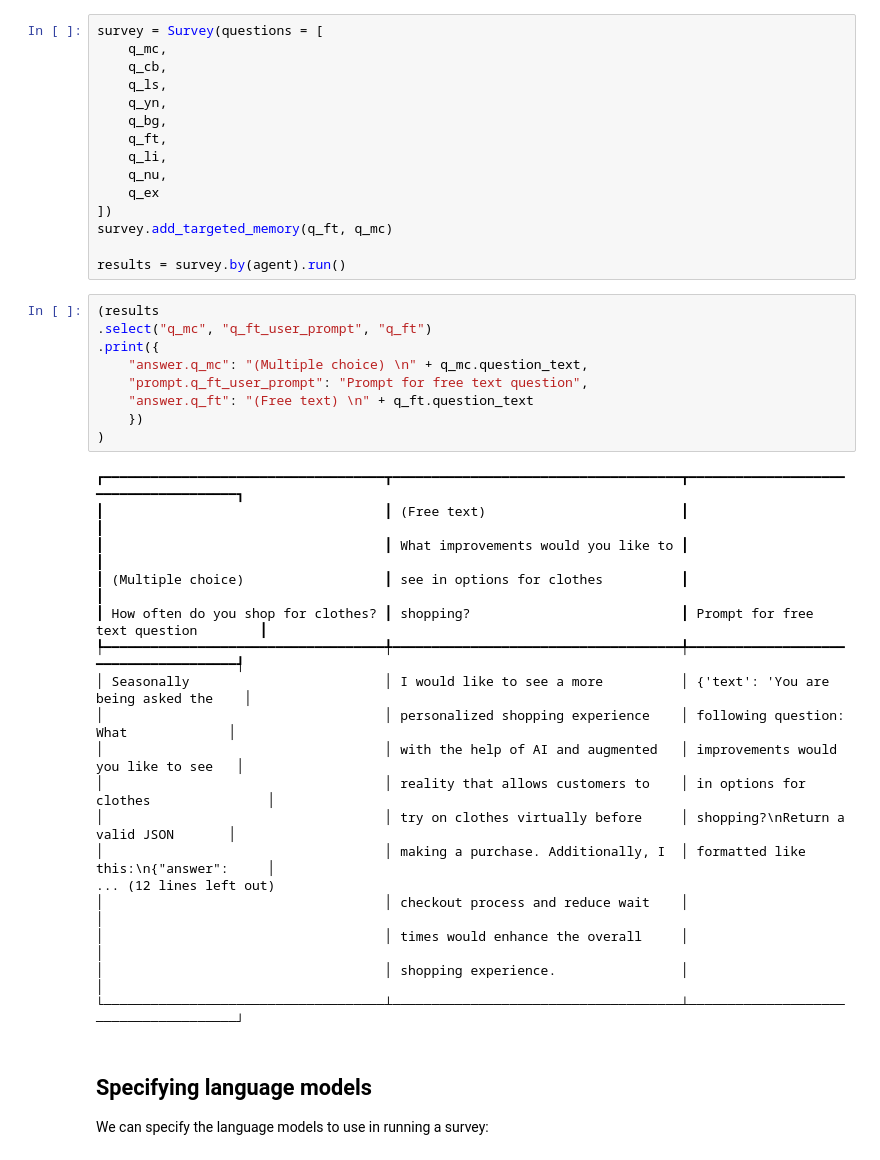
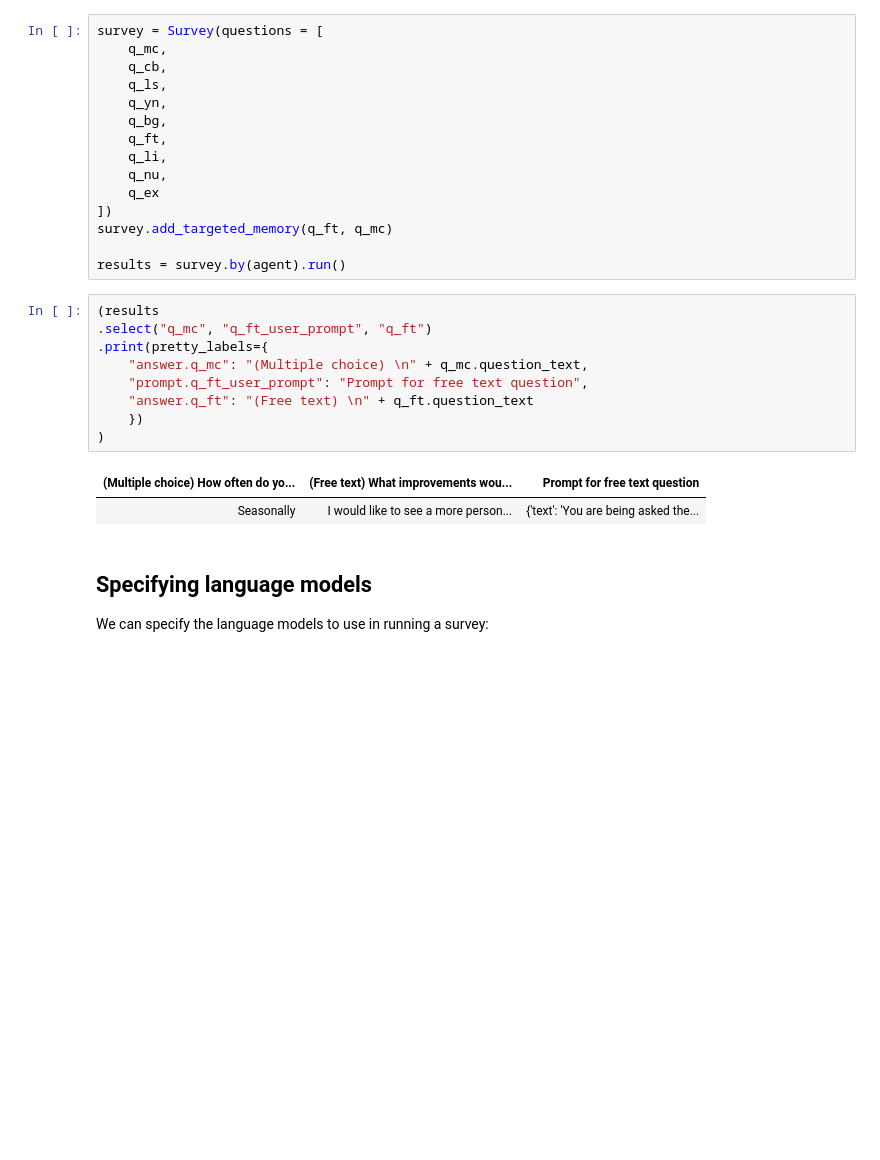
Before and after one commit to expectedparrot/edsl, a Jupyter notebook: docs/notebooks/create_questions.ipynb, the cells around one changed output. Cells and saved outputs as stored; diff of their text form; blank space fills up the shorter version.

```diff
--- a/docs/notebooks/create_questions.ipynb
+++ b/docs/notebooks/create_questions.ipynb
@@ -434,30 +306,15 @@ results = survey.by(agent).run()
 # %%
 (results
 .select("q_mc", "q_ft_user_prompt", "q_ft")
-.print({
+.print(pretty_labels={
     "answer.q_mc": "(Multiple choice) \n" + q_mc.question_text,
     "prompt.q_ft_user_prompt": "Prompt for free text question",
     "answer.q_ft": "(Free text) \n" + q_ft.question_text
     })
 )
 # %% [output]
-┏━━━━━━━━━━━━━━━━━━━━━━━━━━━━━━━━━━━━┳━━━━━━━━━━━━━━━━━━━━━━━━━━━━━━━━━━━━━┳━━━━━━━━━━━━━━━━━━━━━━━━━━━━━━━━━━━━━━┓
-┃                                    ┃ (Free text)                         ┃                                      ┃
-┃                                    ┃ What improvements would you like to ┃                                      ┃
-┃ (Multiple choice)                  ┃ see in options for clothes          ┃                                      ┃
-┃ How often do you shop for clothes? ┃ shopping?                           ┃ Prompt for free text question        ┃
-┡━━━━━━━━━━━━━━━━━━━━━━━━━━━━━━━━━━━━╇━━━━━━━━━━━━━━━━━━━━━━━━━━━━━━━━━━━━━╇━━━━━━━━━━━━━━━━━━━━━━━━━━━━━━━━━━━━━━┩
-│ Seasonally                         │ I would like to see a more          │ {'text': 'You are being asked the    │
-│                                    │ personalized shopping experience    │ following question: What             │
-│                                    │ with the help of AI and augmented   │ improvements would you like to see   │
-│                                    │ reality that allows customers to    │ in options for clothes               │
-│                                    │ try on clothes virtually before     │ shopping?\nReturn a valid JSON       │
-│                                    │ making a purchase. Additionally, I  │ formatted like this:\n{"answer":     │
-... (12 lines left out)
-│                                    │ checkout process and reduce wait    │                                      │
-│                                    │ times would enhance the overall     │                                      │
-│                                    │ shopping experience.                │                                      │
-└────────────────────────────────────┴─────────────────────────────────────┴──────────────────────────────────────┘
+| (Multiple choice) How often do yo... | (Free text) What improvements wou... | Prompt for free text question |
+| Seasonally | I would like to see a more person... | {'text': 'You are being asked the... |
 # %% [markdown]
 ## Specifying language models
 We can specify the language models to use in running a survey:
```
Also changed, not shown: parts of 9 cells of this notebook, 8 other files.
